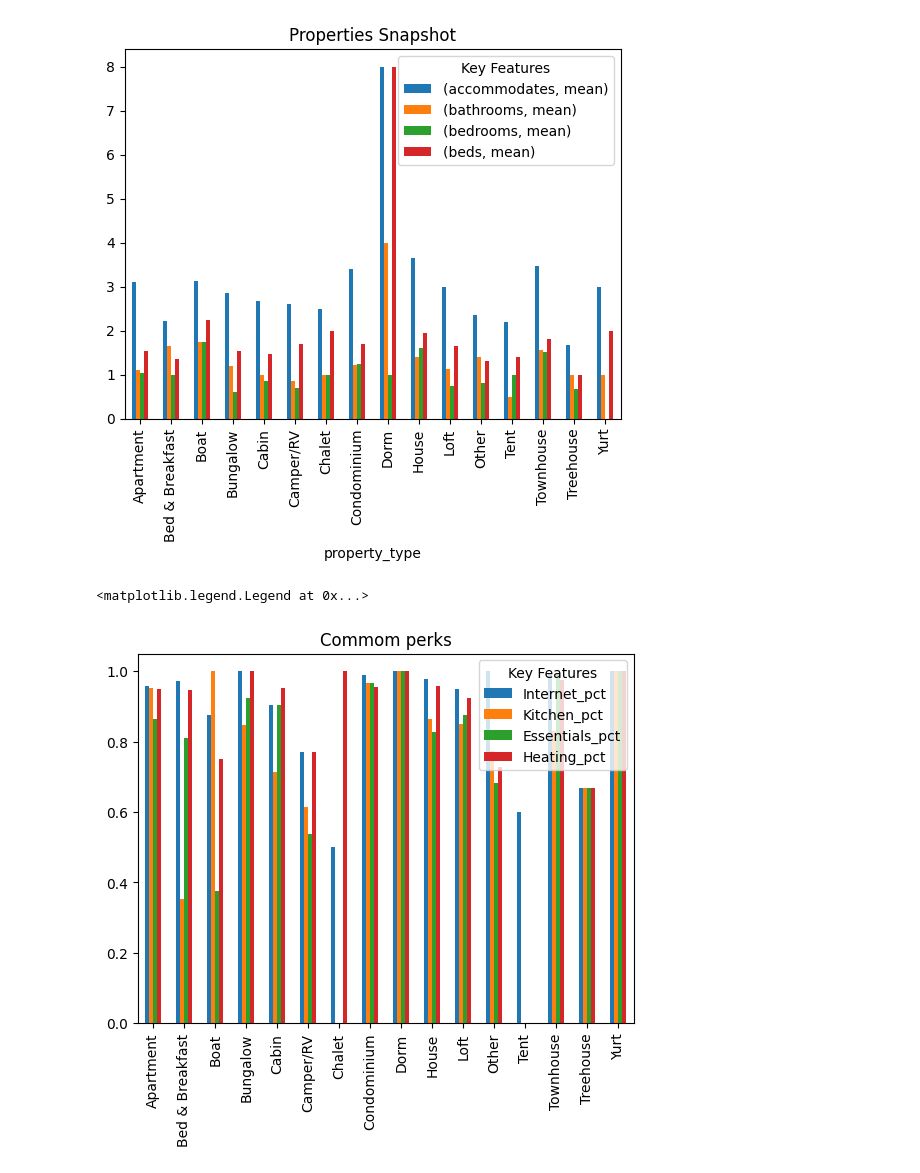
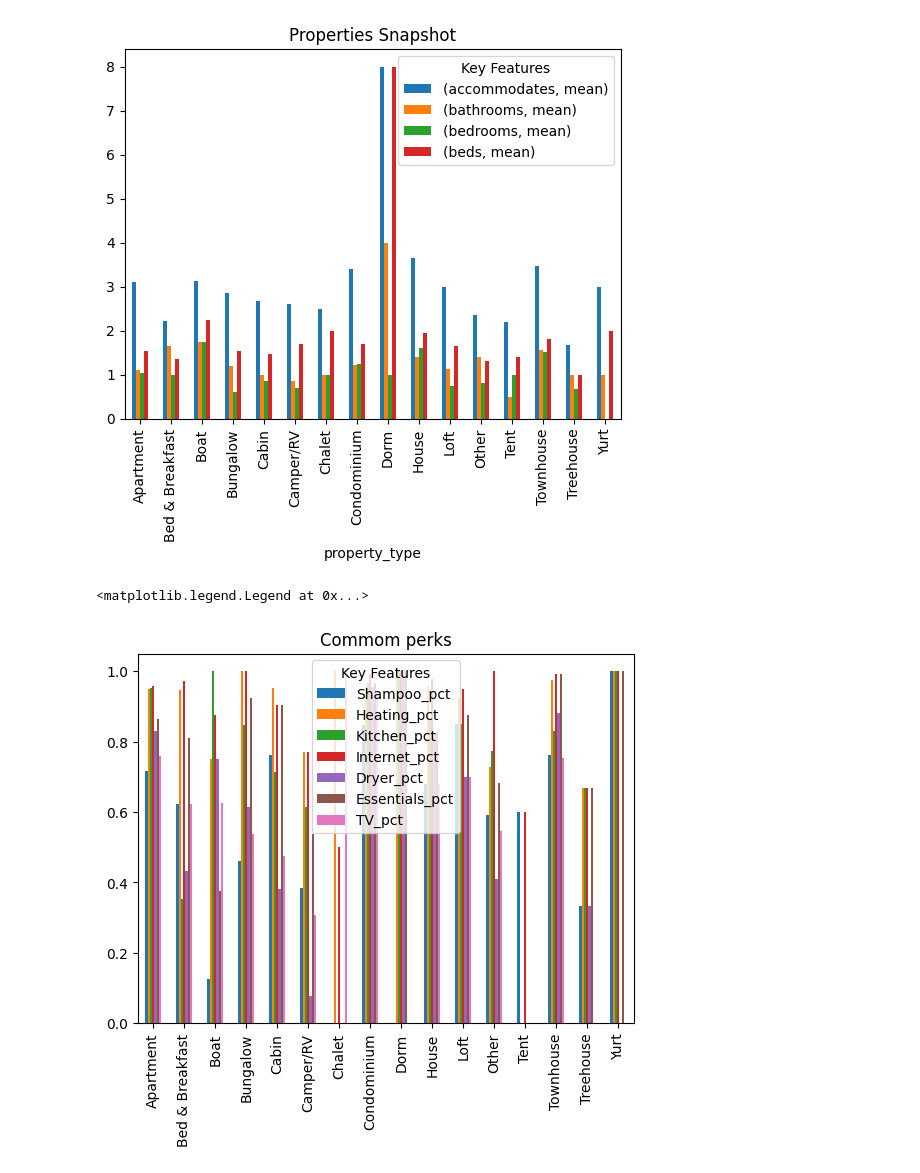
Before and after one commit to aeusepi/AirBnB_Project, a Jupyter notebook: AirBnbSeattle.ipynb, the cells around one changed output. Cells and saved outputs as stored; diff of their text form; code cells hidden in the pictures.

```diff
--- a/AirBnbSeattle.ipynb
+++ b/AirBnbSeattle.ipynb
@@ -66,14 +67,14 @@ plt.legend(title="Key Features")
 # %%
 # What type of amenities are usually availabel witht the property
 amenitis_list = []
+# create the full list of available amenities and compute the percentage available for each type of properties
 amenitis_list = dtprep.convert_colCont2List(df_properties,'amenities')
-amenitis_list
-df_comm = dtprep.mostcommon_staff(group_prop,df_properties,amenitis_list)
+df_comm = dtprep.mostcommon_stuff(group_prop,df_properties,amenitis_list)
 
-reduce_df_comm = df_comm.iloc[:, np.where((df_comm.median() > 0.7) == True)[0]].drop("_pct",axis=1)
+reduce_df_comm = df_comm.iloc[:, np.where((df_comm.median() > 0.5) == True)[0]]
 reduce_df_comm.plot(kind = "bar")
 plt.title("Commom perks");
 plt.legend(title="Key Features")
 # %% [output]
 <matplotlib.legend.Legend at 0x...>
-[figure, old version]
+[figure, new version]
```
Also changed, not shown: parts of 5 cells of this notebook, 1 other file.
